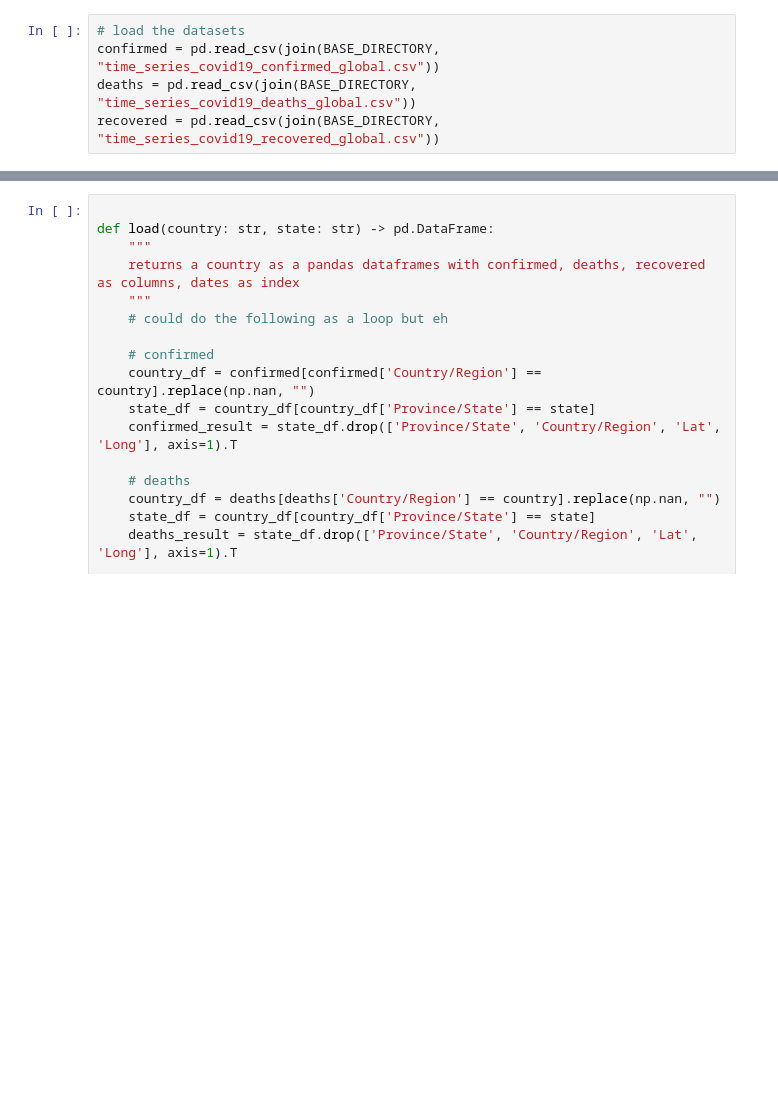
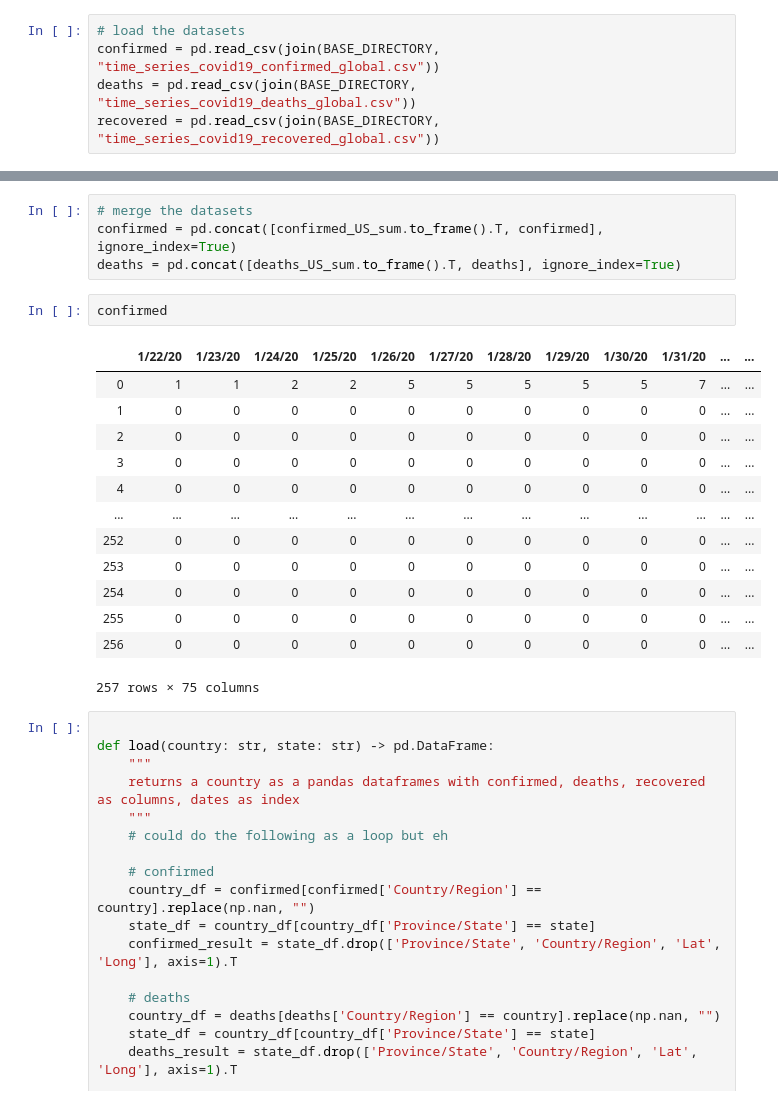
Before and after one commit to o-gent/ogent_covid19, a Jupyter notebook: main.ipynb, the cells around one changed output, grey strips where cells are left out. Cells and saved outputs as stored; diff of their text form; blank space fills up the shorter version.

```diff
--- a/main.ipynb
+++ b/main.ipynb
@@ -48,3 +90,23 @@ recovered = pd.read_csv(join(BASE_DIRECTORY, "time_series_covid19_recovered_glob
+# %%
+# merge the datasets
+confirmed = pd.concat([confirmed_US_sum.to_frame().T, confirmed], ignore_index=True)
+deaths = pd.concat([deaths_US_sum.to_frame().T, deaths], ignore_index=True)
+# %%
+confirmed
+# %% [output]
+|  | 1/22/20 | 1/23/20 | 1/24/20 | 1/25/20 | 1/26/20 | 1/27/20 | 1/28/20 | 1/29/20 | 1/30/20 | 1/31/20 | ... | ... |
+| 0 | 1 | 1 | 2 | 2 | 5 | 5 | 5 | 5 | 5 | 7 | ... | ... |
+| 1 | 0 | 0 | 0 | 0 | 0 | 0 | 0 | 0 | 0 | 0 | ... | ... |
+| 2 | 0 | 0 | 0 | 0 | 0 | 0 | 0 | 0 | 0 | 0 | ... | ... |
+| 3 | 0 | 0 | 0 | 0 | 0 | 0 | 0 | 0 | 0 | 0 | ... | ... |
+| 4 | 0 | 0 | 0 | 0 | 0 | 0 | 0 | 0 | 0 | 0 | ... | ... |
+| ... | ... | ... | ... | ... | ... | ... | ... | ... | ... | ... | ... | ... |
+| 252 | 0 | 0 | 0 | 0 | 0 | 0 | 0 | 0 | 0 | 0 | ... | ... |
+| 253 | 0 | 0 | 0 | 0 | 0 | 0 | 0 | 0 | 0 | 0 | ... | ... |
+| 254 | 0 | 0 | 0 | 0 | 0 | 0 | 0 | 0 | 0 | 0 | ... | ... |
+| 255 | 0 | 0 | 0 | 0 | 0 | 0 | 0 | 0 | 0 | 0 | ... | ... |
+| 256 | 0 | 0 | 0 | 0 | 0 | 0 | 0 | 0 | 0 | 0 | ... | ... |
+257 rows × 75 columns
 # %%
 
 def load(country: str, state: str) -> pd.DataFrame:
```
Also changed, not shown: parts of 5 cells of this notebook, 8 other files.
